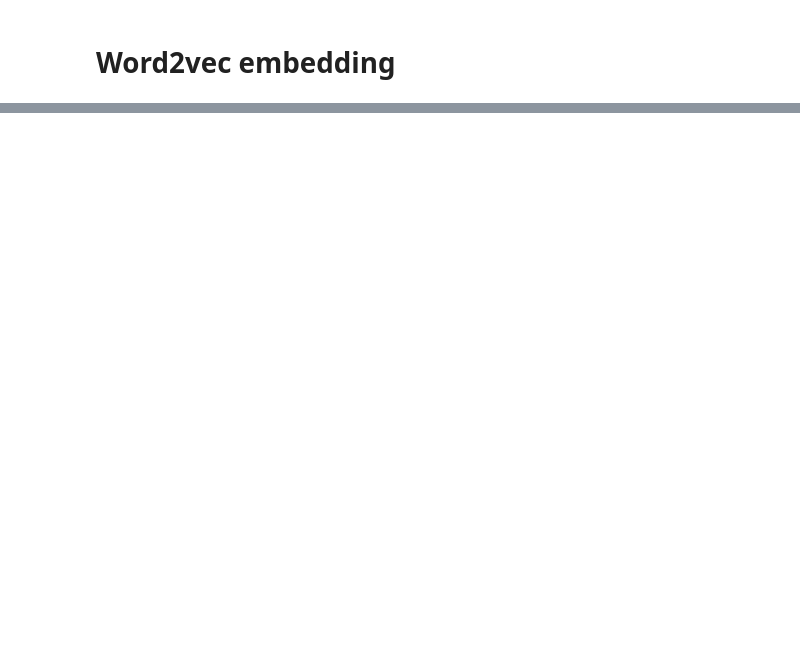
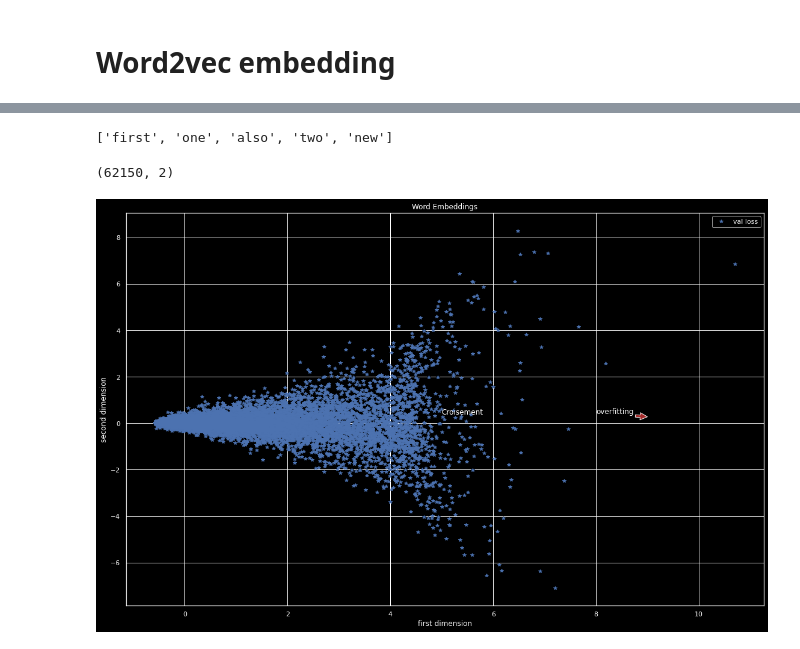
Before and after one commit to taminemelissa/quiz-generator, a Jupyter notebook: src/data/visualisation.ipynb, the cells around one changed output, grey strips where cells are left out. Cells and saved outputs as stored; diff of their text form; code cells hidden in the pictures; blank space fills up the shorter version.

Commit message:
word embedding in 2D

```diff
--- a/src/data/visualisation.ipynb
+++ b/src/data/visualisation.ipynb
@@ -146,0 +153,2 @@ plt.axis('off');
+# %%
+model = Word2Vec(sentences=sentences_list, vector_size=100, window=5, min_count=1, workers=4)
@@ -146,0 +219,34 @@ plt.axis('off');
+# %%
+model.wv.index_to_key[:5]
+# %% [output]
+['first', 'one', 'also', 'two', 'new']
+# %%
+words_embedding = model.wv[model.wv.index_to_key]
+# %%
+pca = PCA(n_components=2)
+# %%
+words_embedding_dim_2 = pca.fit_transform(words_embedding)
+# %%
+words_embedding_dim_2.shape
+# %% [output]
+(62150, 2)
+# %%
+seaborn.set()
+plt.style.use('dark_background')
+plt.figure(figsize = (19, 12))
+
+plt.plot(words_embedding_dim_2[:,0], words_embedding_dim_2[:,1], 'b', label = 'words', linewidth=0, marker = '*')
+
+plt.title('Word Embeddings')
+plt.xlabel('first dimension')
+plt.ylabel('second dimension')
+plt.text(5, 0.37, 'Croisement')
+plt.annotate('overfitting', xy=(9, 0.28), xytext=(8, 0.4),
+arrowprops={'facecolor':'brown', 'shrink':0.01} )
+plt.legend()
+
+plt.grid(True)
+
+plt.show()
+# %% [output]
+[figure, added]
```
Also changed, not shown: parts of 21 cells of this notebook, 5 other files.
